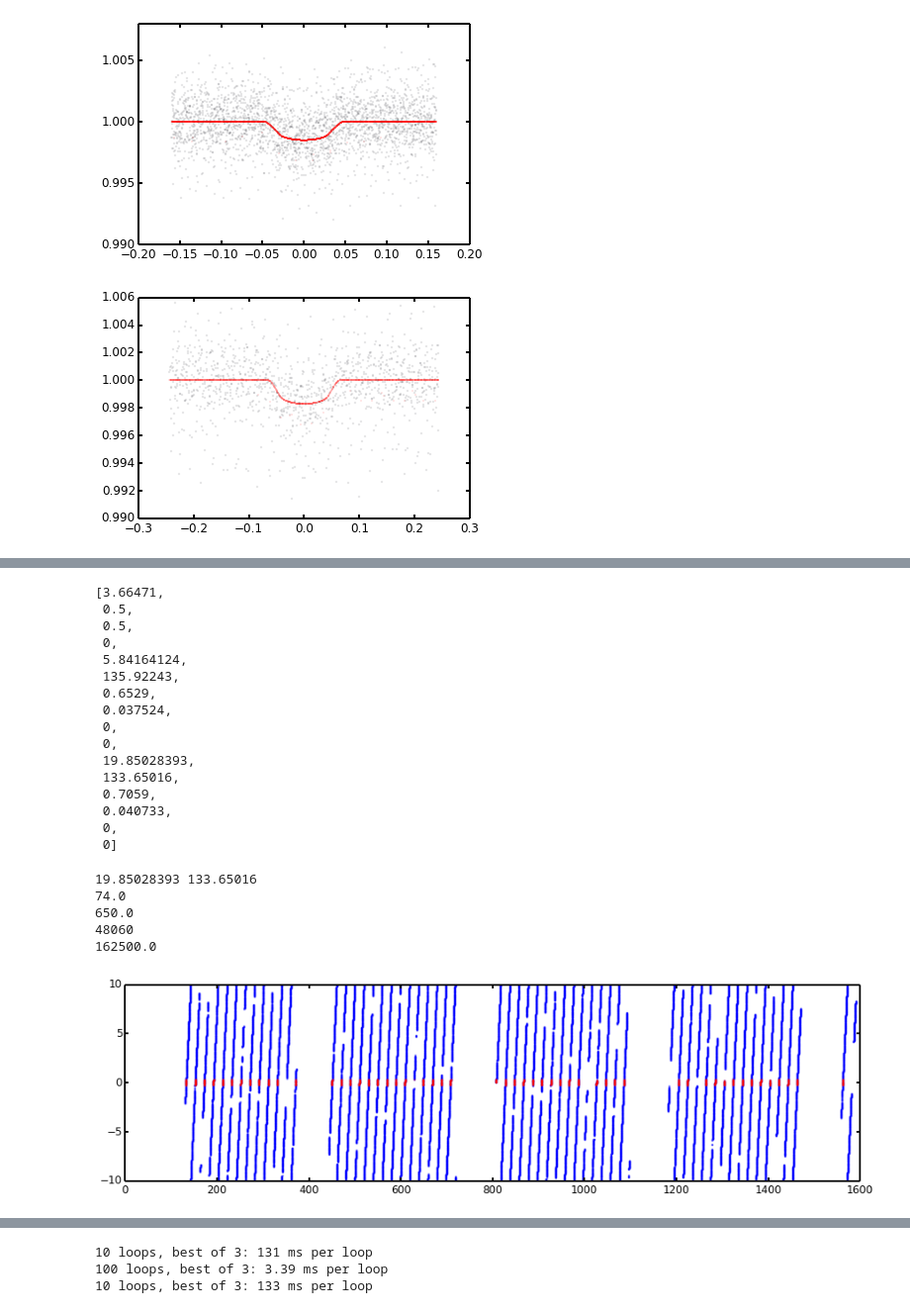
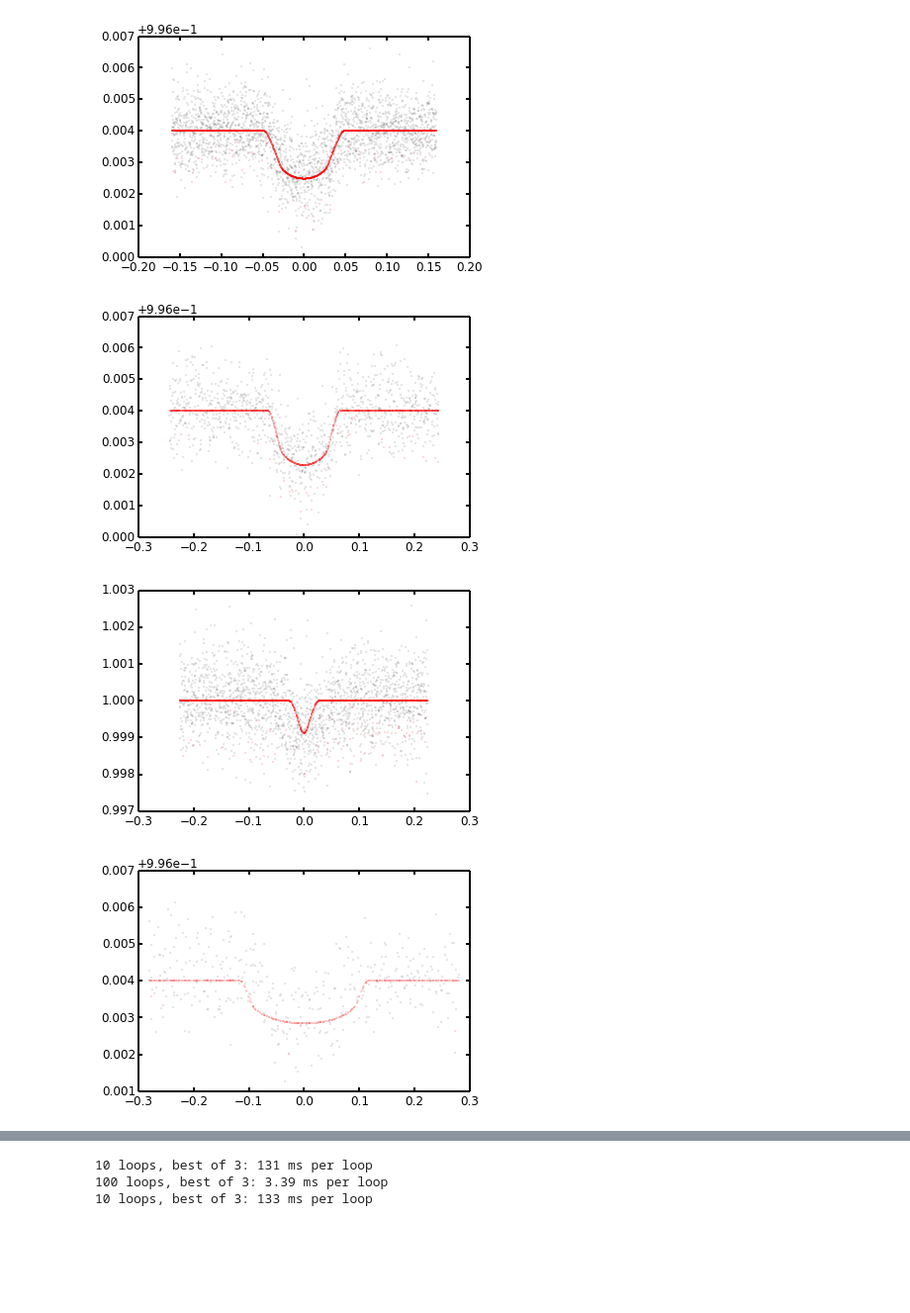
Before and after one commit to timothydmorton/transit-fitting, a Jupyter notebook: notebooks/scratchwork.ipynb, the cells around one changed output, grey strips where cells are left out. Shown at 99% size. Drawn from its saved outputs; the diff is of its cells as text; code cells hidden in the pictures; blank space fills up the shorter version.

```diff
--- a/notebooks/scratchwork.ipynb
+++ b/notebooks/scratchwork.ipynb
@@ -10,19 +12,21 @@ sys.path.append('..')
 from transitfit.utils import t_folded
 from transitfit.kepler import KeplerTransitModel
 # %%
-model = KeplerTransitModel(1422, i=[1,2])
+model = KeplerTransitModel(1422)
 # %%
 params = model.archive_params
 #params[3] = 0.5 #dilution
 f = model.light_curve(params, model.time)
 
 for i in range(model.n_planets):
     plt.figure()
     tfold = model.tfold(i) #times folded on proper period
     close = model.close(i, width=2) #points close to transit
     plt.plot()
     plt.plot(tfold[close], model.flux[close], 'o', ms=0.2, alpha=0.35);
-    plt.plot(tfold[close], f[close], 'ro', ms=0.2, mec='r', mew=0.5);
+    plt.plot(tfold[close], f[close], 'ro', ms=0.3, mec='r', mew=0.5);
 # %% [output]
-[figure, old version]
+[figure, new version]
-[figure, old version]
+[figure, new version]
+[figure, added]
+[figure, added]
@@ -29,58 +33,0 @@ for i in range(model.n_planets):
-# %%
-model._pars
-# %% [output]
-[3.66471,
- 0.5,
- 0.5,
- 0,
- 5.84164124,
- 135.92243,
- 0.6529,
- 0.037524,
- 0,
- 0,
- 19.85028393,
- 133.65016,
- 0.7059,
- 0.040733,
- 0,
- 0]
-# %%
-def transit_stack(t, f, period, epoch, width=0.3):
-    """reshapes t, f to (Ntransit x npoint) 2d array
-
-    Places the transit epoch at the center of each row,
-    with the first and last rows padded by ones.
-
-
-    """
-    print period, epoch
-    ntransits = ((t[-1] - t[0]) // period) + 1
-    print ntransits
-
-    rowsize = len(t)//ntransits + 1
-    print rowsize
-    print len(t)
-    print 250*rowsize
-
-    middle = rowsize//2
-    # How many points do we need to add to the front to
-    #  get epoch in middle?
-    firstfew = t[:rowsize*100]
-    i_epoch = np.argmin((firstfew - epoch) % period)
-
-    tfold = (firstfew - epoch) % period
-    tfold = t_folded(firstfew, period, epoch)
-    close = np.absolute(tfold) < width
-    plt.figure(figsize=(15,4))
-    plt.plot(firstfew, tfold, '.', ms=0.5)
-    plt.plot(firstfew[close], tfold[close], 'r.', ms=0.5)
-
-transit_stack(model.time, model.flux, model.period[1], model.epoch[1])
-# %% [output]
-19.85028393 133.65016
-74.0
-650.0
-48060
-162500.0
-[figure, removed]
```
Also changed, not shown: parts of 11 cells of this notebook, 2 other files.
